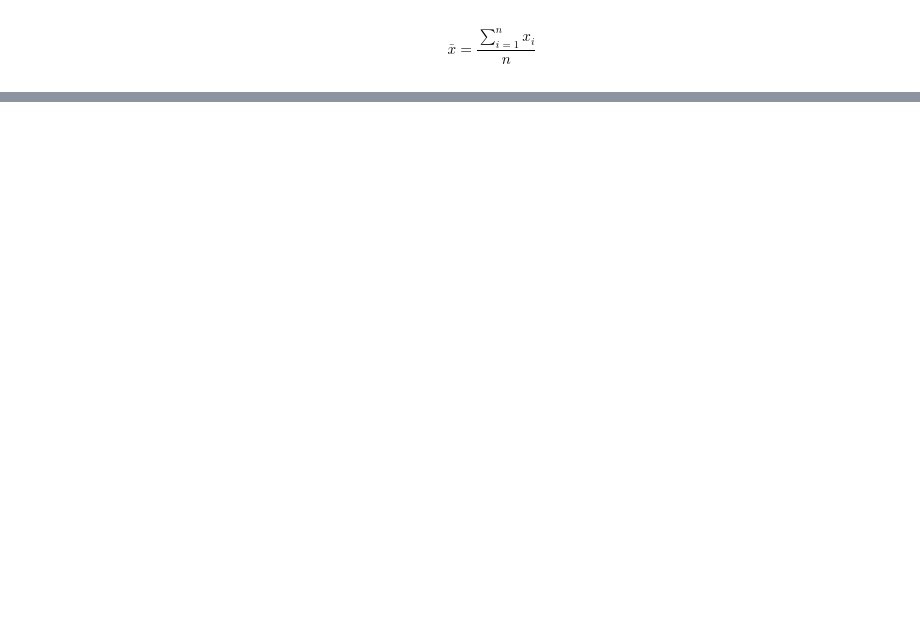
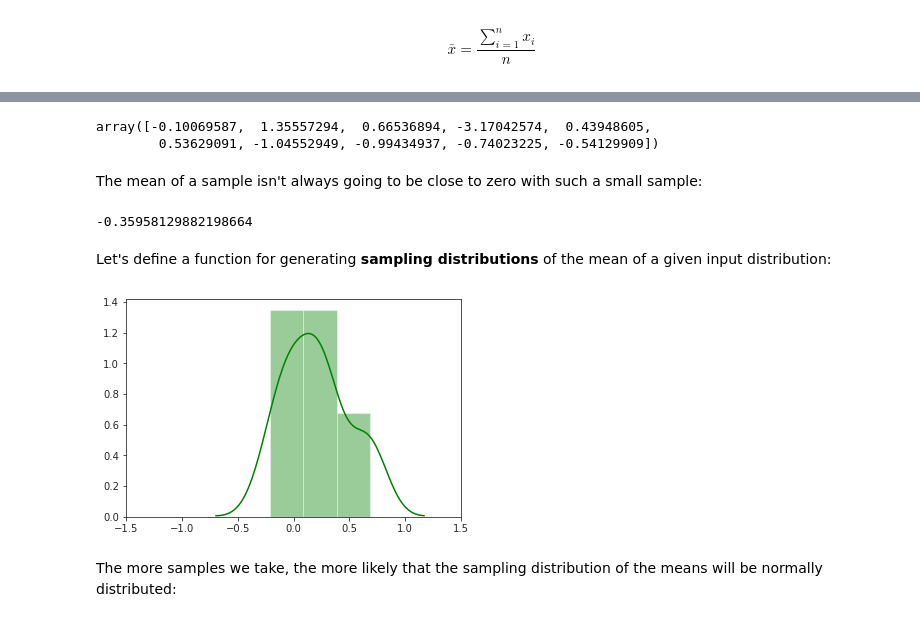
Before and after one commit to jonkrohn/ML-foundations, a Jupyter notebook: notebooks/6-statistics.ipynb, the cells around one changed output, grey strips where cells are left out. Drawn from its saved outputs; the diff is of its cells as text; code cells hidden in the pictures; blank space fills up the shorter version.

```diff
--- a/notebooks/6-statistics.ipynb
+++ b/notebooks/6-statistics.ipynb
@@ -67,0 +201,29 @@ $$ \bar{x} = \frac{\sum_{i=1}^n x_i}{n} $$
+# %%
+x_sample = np.random.choice(x, size=10, replace=False)
+x_sample
+# %% [output]
+array([-0.10069587,  1.35557294,  0.66536894, -3.17042574,  0.43948605,
+        0.53629091, -1.04552949, -0.99434937, -0.74023225, -0.54129909])
+# %% [markdown]
+The mean of a sample isn't always going to be close to zero with such a small sample:
+# %%
+np.mean(x_sample)
+# %% [output]
+-0.35958129882198664
+# %% [markdown]
+Let's define a function for generating **sampling distributions** of the mean of a given input distribution:
+# %%
+def sample_mean_calculator(input_dist, sample_size, n_samples):
+    sample_means = []
+    for i in range(n_samples):
+        sample = np.random.choice(input_dist, size=sample_size, replace=False)
+        sample_mean = np.mean(sample)
+        sample_means.append(sample_mean)
+    return sample_means
+# %%
+sns.distplot(sample_mean_calculator(x, 10, 10), color='green')
+_ = plt.xlim(-1.5, 1.5)
+# %% [output]
+[figure, added]
+# %% [markdown]
+The more samples we take, the more likely that the sampling distribution of the means will be normally distributed:
```
Also changed, not shown: parts of 63 cells of this notebook.
